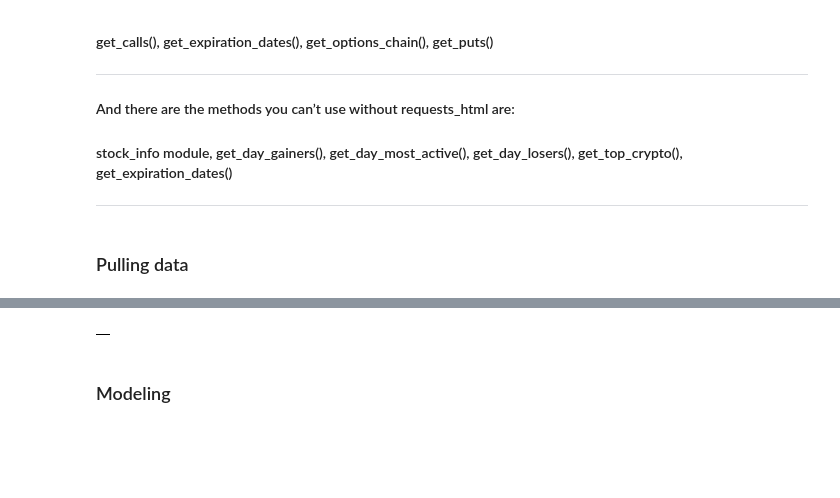
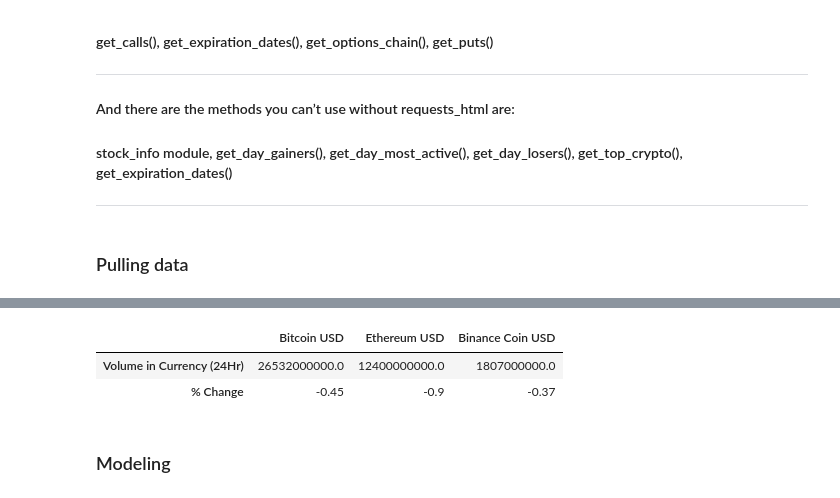
Before and after one commit to nickessner/FinancialPredictions, a Jupyter notebook: yahooAPI.ipynb, the cells around one changed output, grey strips where cells are left out. Cells and saved outputs as stored; diff of their text form; code cells hidden in the pictures; blank space fills up the shorter version.

```diff
--- a/yahooAPI.ipynb
+++ b/yahooAPI.ipynb
@@ -99,3 +139,3 @@ amazon_weekly.head()
 # %%
-cryptos = get_top_crypto()
-cryptos.head()
+# cryptos = get_top_crypto()
+# cryptos.head()
@@ -109,13 +170,15 @@ cryptos.head()
 # %%
 cryptoCorr = cryptos[['Name','Volume in Currency (24Hr)','% Change']]
 cryptoCorr = cryptoCorr.T
 new_header = cryptoCorr.iloc[0].values.tolist()
 cryptoCorr = cryptoCorr[1:] #take the data less the header row
 cryptoCorr.columns = new_header
 cryptoCorr = cryptoCorr[['Bitcoin USD','Ethereum USD','Binance Coin USD']]
-cryptoCorr.corr()
+cryptoCorr#.corr()
 # %% [output]
-|  |
+|  | Bitcoin USD | Ethereum USD | Binance Coin USD |
+| Volume in Currency (24Hr) | 26532000000.0 | 12400000000.0 | 1807000000.0 |
+| % Change | -0.45 | -0.9 | -0.37 |
 # %% [markdown]
 ### Modeling
 # %%
```
Also changed, not shown: parts of 19 cells of this notebook.
